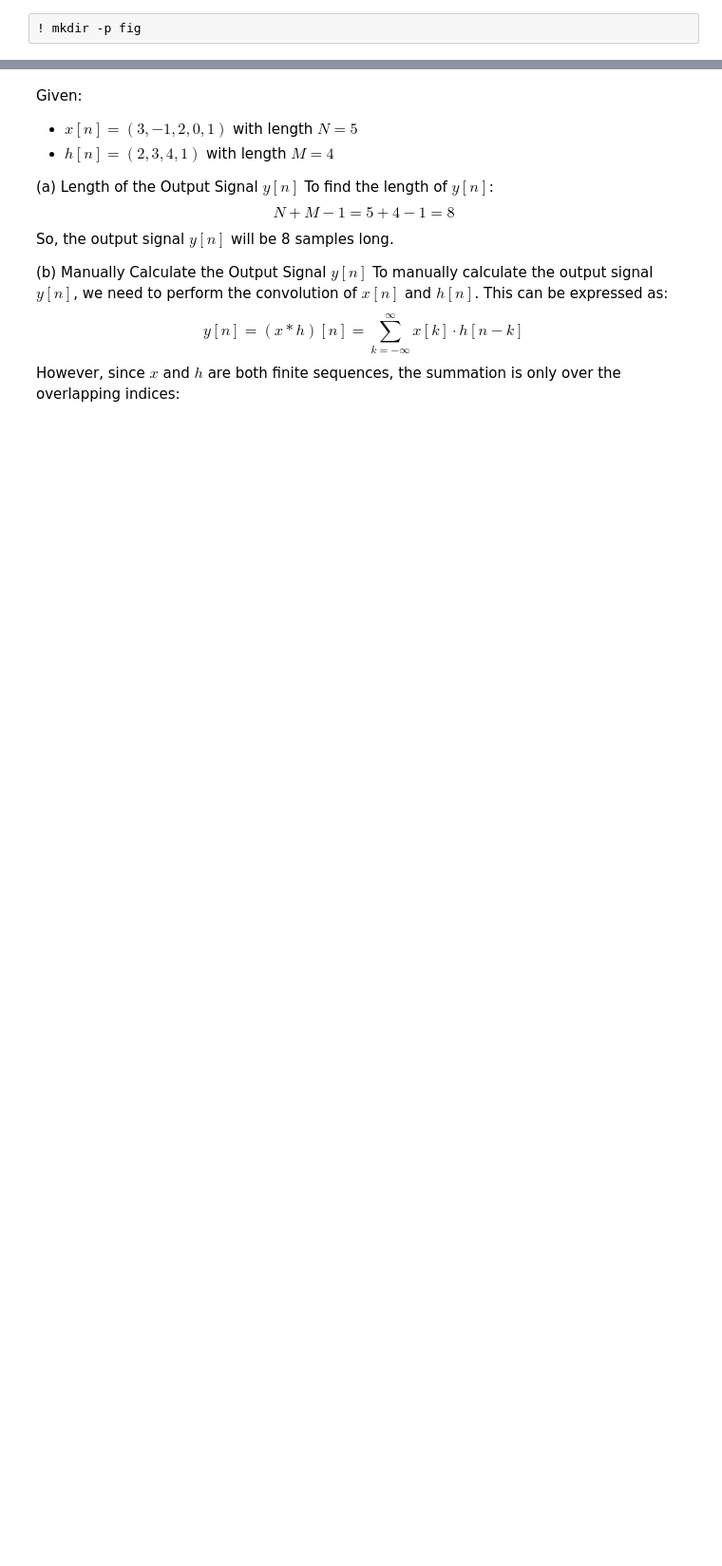
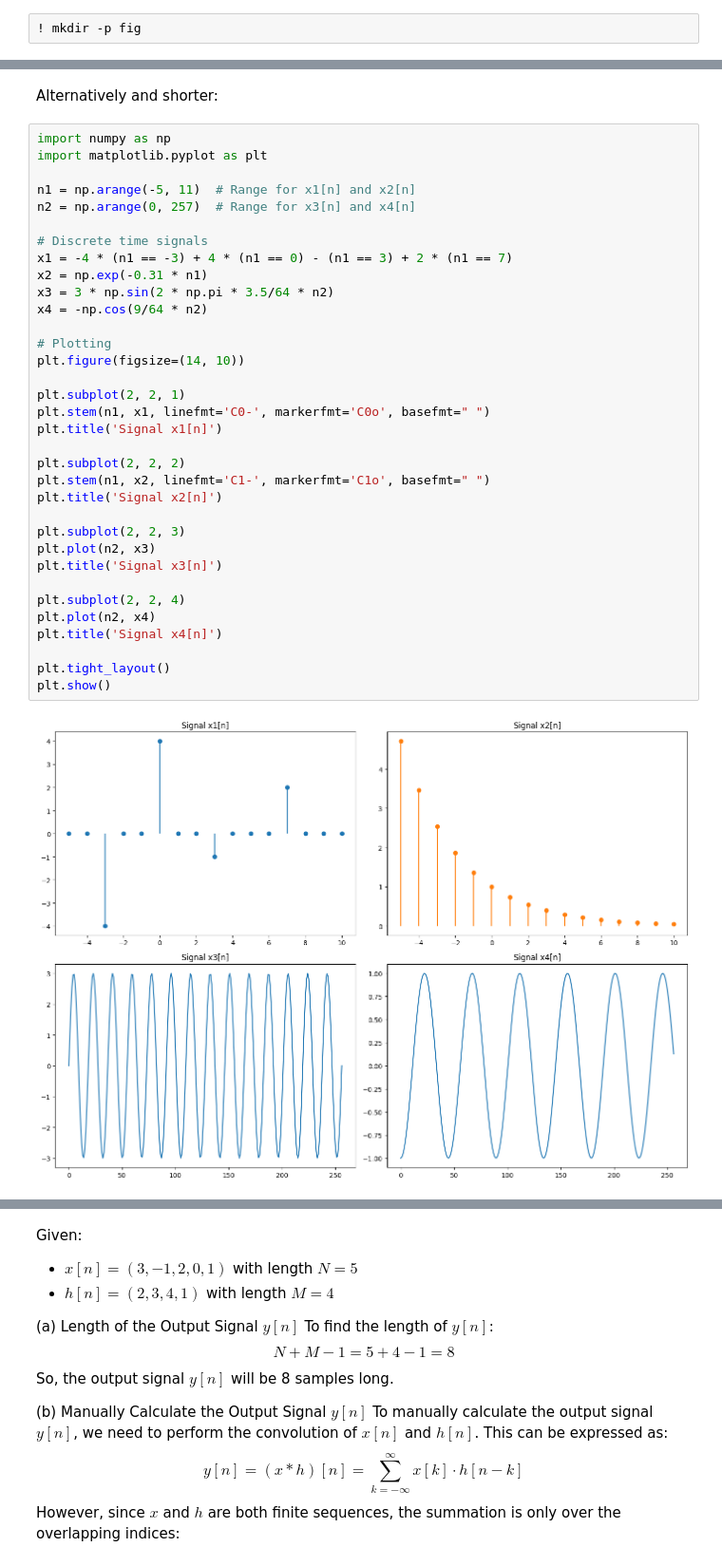
Before and after one commit to wolfram-laube/dsp-ue_grp-22, a Jupyter notebook: Assignment_2/DSP_Assignment_2.ipynb, the cells around one changed output, grey strips where cells are left out. Shown at 95% size. Cells and saved outputs as stored; diff of their text form; blank space fills up the shorter version.

```diff
--- a/Assignment_2/DSP_Assignment_2.ipynb
+++ b/Assignment_2/DSP_Assignment_2.ipynb
@@ -4,0 +96,38 @@
+# %% [markdown]
+Alternatively and shorter:
+# %%
+import numpy as np
+import matplotlib.pyplot as plt
+
+n1 = np.arange(-5, 11)  # Range for x1[n] and x2[n]
+n2 = np.arange(0, 257)  # Range for x3[n] and x4[n]
+
+# Discrete time signals
+x1 = -4 * (n1 == -3) + 4 * (n1 == 0) - (n1 == 3) + 2 * (n1 == 7)
+x2 = np.exp(-0.31 * n1)
+x3 = 3 * np.sin(2 * np.pi * 3.5/64 * n2)
+x4 = -np.cos(9/64 * n2)
+
+# Plotting
+plt.figure(figsize=(14, 10))
+
+plt.subplot(2, 2, 1)
+plt.stem(n1, x1, linefmt='C0-', markerfmt='C0o', basefmt=" ")
+plt.title('Signal x1[n]')
+
+plt.subplot(2, 2, 2)
+plt.stem(n1, x2, linefmt='C1-', markerfmt='C1o', basefmt=" ")
+plt.title('Signal x2[n]')
+
+plt.subplot(2, 2, 3)
+plt.plot(n2, x3)
+plt.title('Signal x3[n]')
+
+plt.subplot(2, 2, 4)
+plt.plot(n2, x4)
+plt.title('Signal x4[n]')
+
+plt.tight_layout()
+plt.show()
+# %% [output]
+[figure, added]
```
Also changed, not shown: parts of 14 cells of this notebook, 8 other files.
